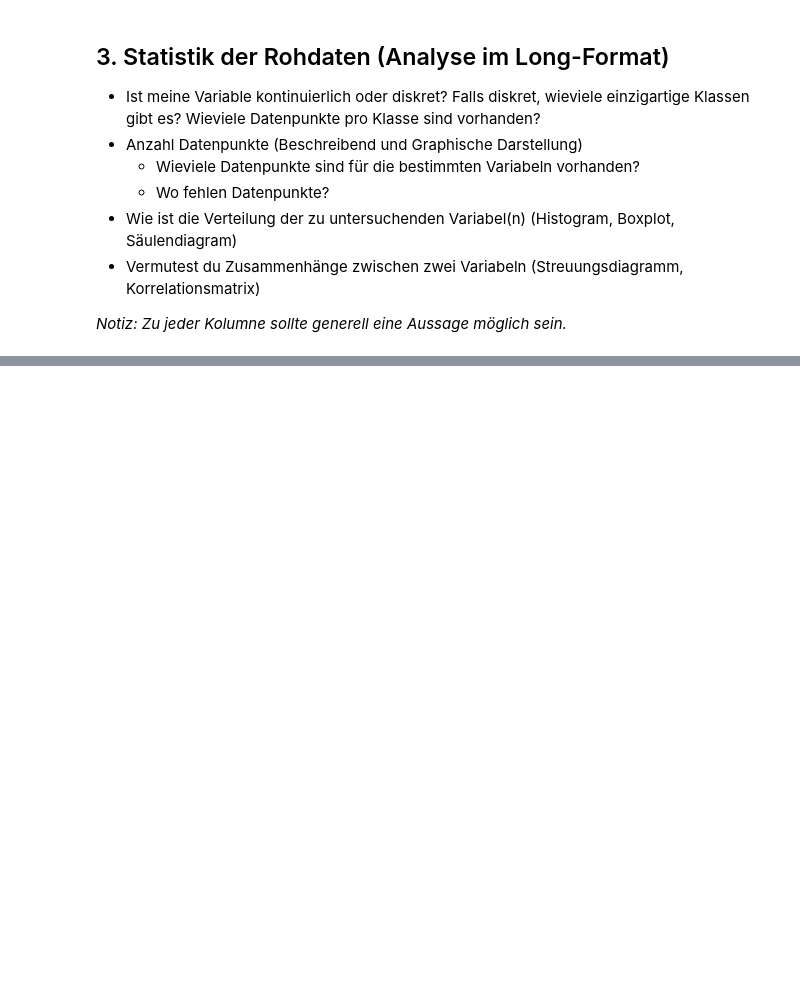
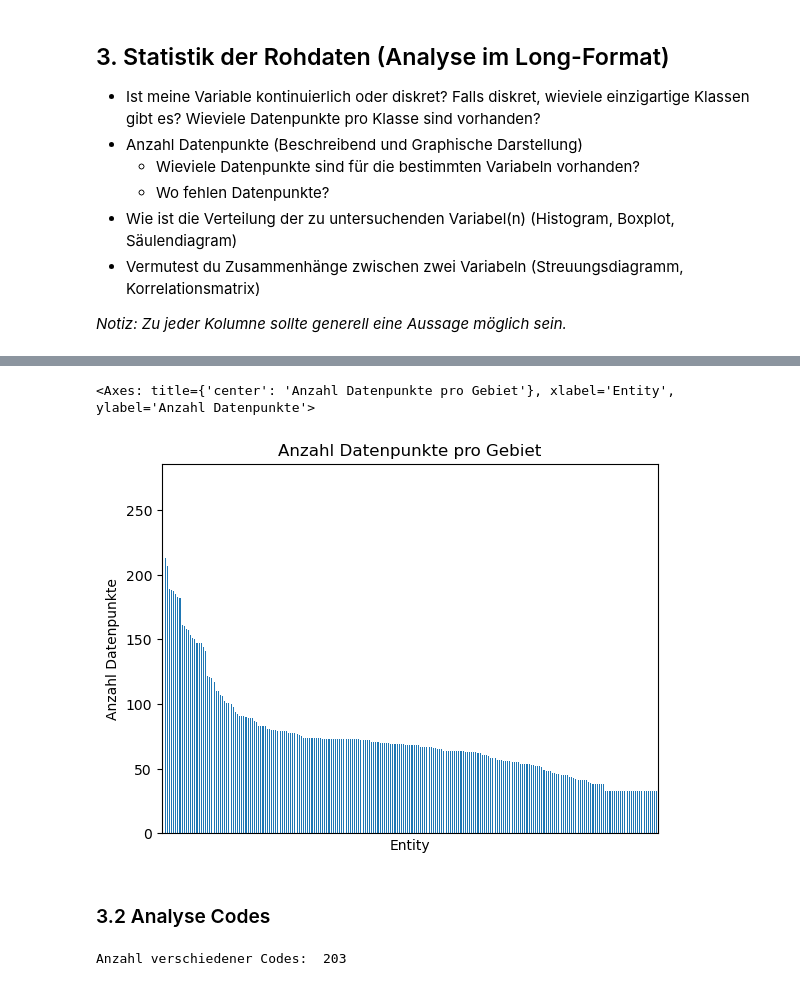
Before and after one commit to melisadedukic/MeliAjna, a Jupyter notebook: LN Python Melisa_Ajna.ipynb, the cells around one changed output, grey strips where cells are left out. Cells and saved outputs as stored; diff of their text form; code cells hidden in the pictures; blank space fills up the shorter version.

```diff
--- a/LN Python Melisa_Ajna.ipynb
+++ b/LN Python Melisa_Ajna.ipynb
@@ -38,3 +41,8 @@ print(daten.head())
 2  Afghanistan  AFG  2016                   7.023421
 3  Afghanistan  AFG  2017                   6.791161
 4  Afghanistan  AFG  2018                   6.575211
+# %%
+# loading the data
+df = pd.read_csv('child-mortality.csv', skiprows=1,
+                 names=['Entity','Code','Year','Under-five mortality rate'])
+df.head()
@@ -55,0 +114,13 @@ print(daten.head())
+# %%
+df['Entity'].value_counts().plot(kind='bar',
+                                 xticks=[],     # disable labels on x-axis
+                                 ylabel='Anzahl Datenpunkte', title='Anzahl Datenpunkte pro Gebiet')
+# %% [output]
+<Axes: title={'center': 'Anzahl Datenpunkte pro Gebiet'}, xlabel='Entity', ylabel='Anzahl Datenpunkte'>
+[figure, added]
+# %% [markdown]
+### 3.2 Analyse Codes
+# %%
+print('Anzahl verschiedener Codes: ', len(df['Code'].unique()))
+# %% [output]
+Anzahl verschiedener Codes:  203
```
Also changed, not shown: parts of 25 cells of this notebook.
